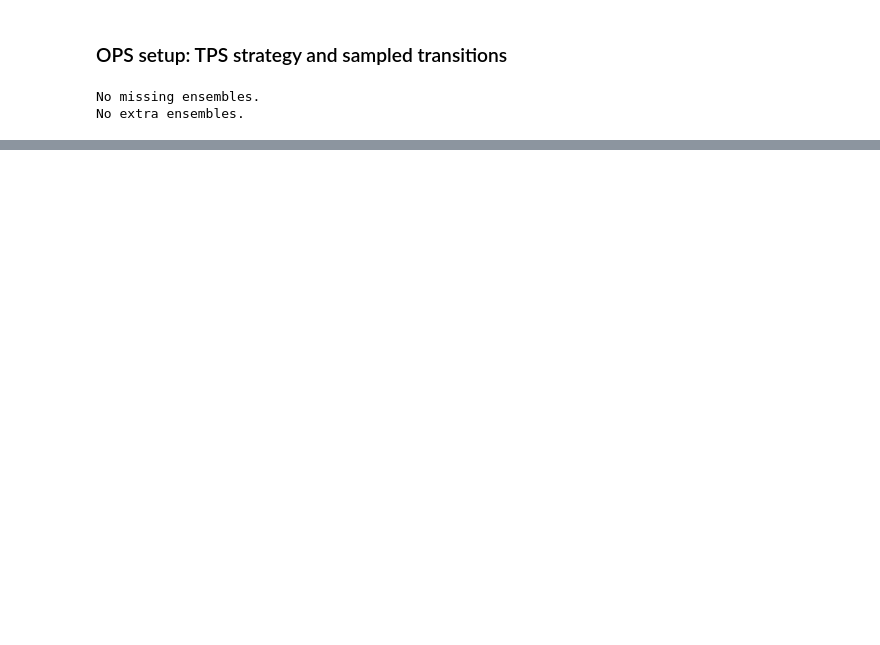
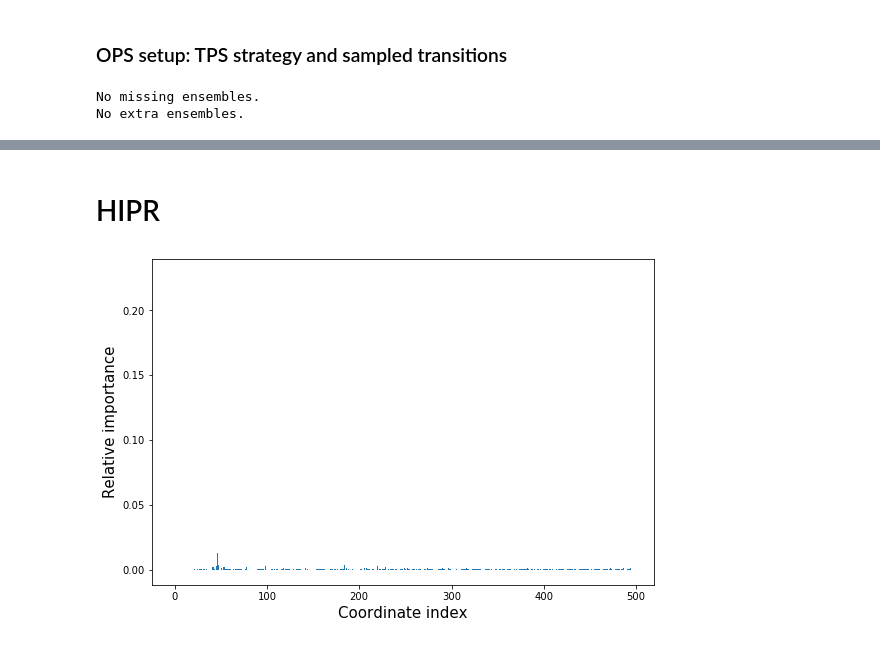
Before and after one commit to bio-phys/aimmd, a Jupyter notebook: examples/capped_alanine_dipeptide/1.5_keras_setup_and_TPS.ipynb, the cells around one changed output, grey strips where cells are left out. Cells and saved outputs as stored; diff of their text form; code cells hidden in the pictures; blank space fills up the shorter version.

```diff
--- a/examples/capped_alanine_dipeptide/1.5_keras_setup_and_TPS.ipynb
+++ b/examples/capped_alanine_dipeptide/1.5_keras_setup_and_TPS.ipynb
@@ -351,0 +381,14 @@ plt.xlabel('# MC Step', size=15);
+# %% [markdown]
+# HIPR
+# %%
+hipr = arcd.analysis.HIPRanalysis(model, trainset)
+# %%
+hipr_losses = hipr.do_hipr_plus(10)
+# %%
+loss_diffs = hipr_losses[:-1] - hipr_losses[-1]  # hipr_losses[-1] is the reference loss over the unaltered trainset
+
+plt.bar(np.arange(len(loss_diffs)), loss_diffs)
+plt.xlabel('Coordinate index', size=15)
+plt.ylabel('Relative importance', size=15);
+# %% [output]
+[figure, added]
```
Also changed, not shown: parts of 19 cells of this notebook.
